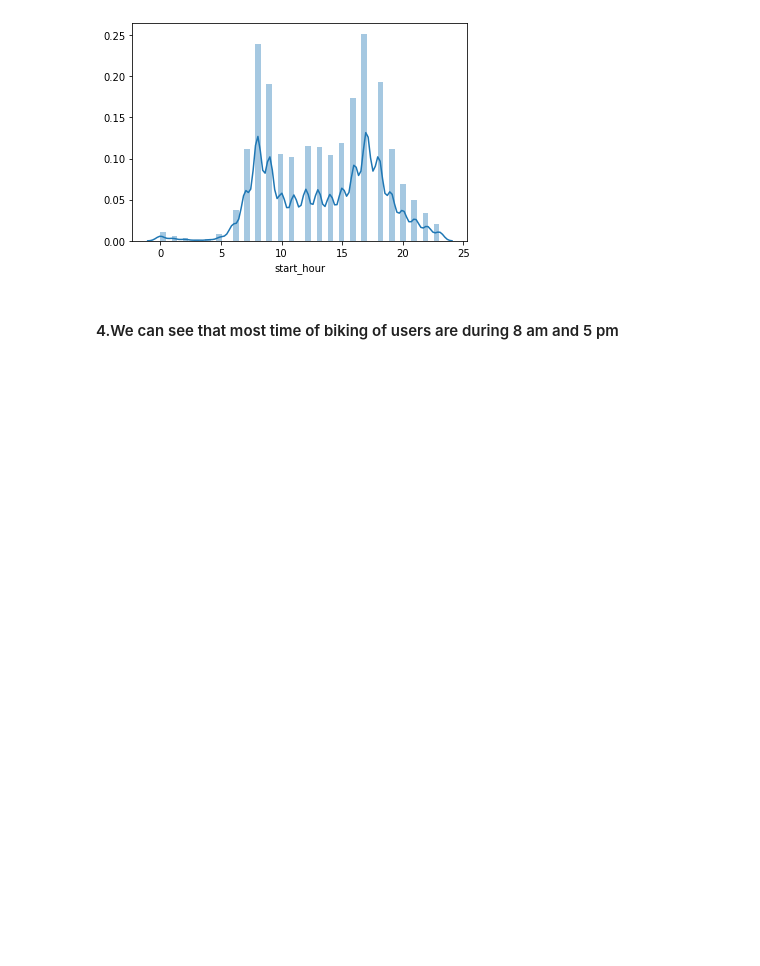
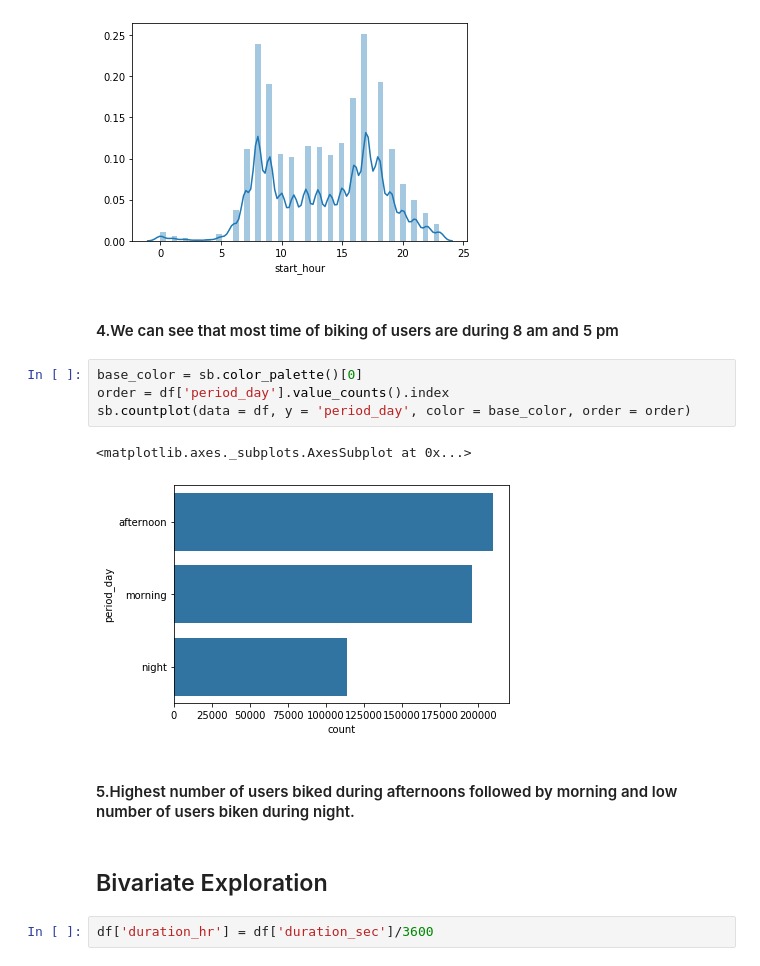
Before and after one commit to Siddharth1698/Ford-GoBike-Data-Visualization, a Jupyter notebook: exploration.ipynb, the cells around one changed output. Drawn from its saved outputs; the diff is of its cells as text; blank space fills up the shorter version.

Commit message:
bivariate data analysis

```diff
--- a/exploration.ipynb
+++ b/exploration.ipynb
@@ -280,3 +280,16 @@ sb.distplot(df['start_hour'])
 [figure]
 # %% [markdown]
 #### 4.We can see that most time of biking of users are during 8 am and 5 pm
+# %%
+base_color = sb.color_palette()[0]
+order = df['period_day'].value_counts().index
+sb.countplot(data = df, y = 'period_day', color = base_color, order = order)
+# %% [output]
+<matplotlib.axes._subplots.AxesSubplot at 0x...>
+[figure, added]
+# %% [markdown]
+#### 5.Highest number of users biked during afternoons followed by morning and low number of users biken during night.
+# %% [markdown]
+## Bivariate Exploration
+# %%
+df['duration_hr'] = df['duration_sec']/3600
```
Also changed, not shown: parts of 16 cells of this notebook.
